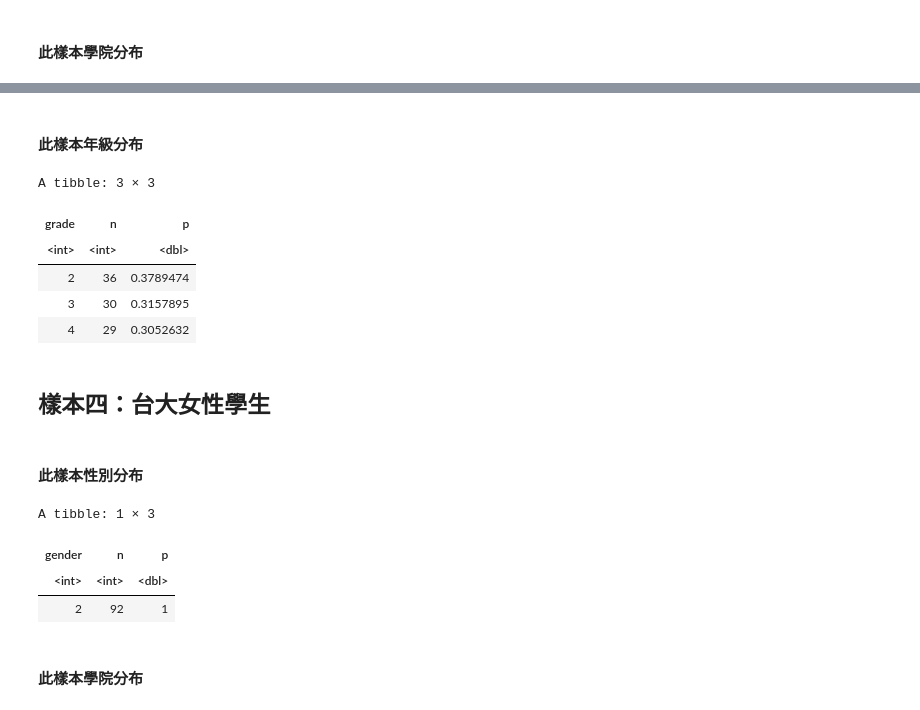
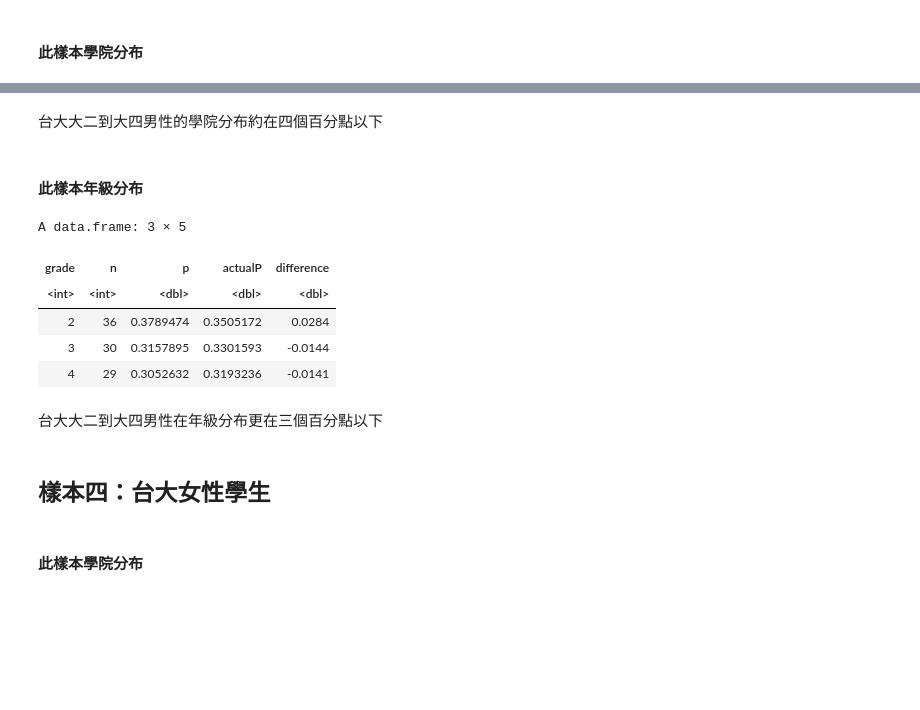
Before and after one commit to J-HowHuang/Elite-Project, a Jupyter notebook: ipynb/樣本檢驗.ipynb, the cells around one changed output, grey strips where cells are left out. Drawn from its saved outputs; the diff is of its cells as text; code cells hidden in the pictures; blank space fills up the shorter version.

```diff
--- a/ipynb/樣本檢驗.ipynb
+++ b/ipynb/樣本檢驗.ipynb
@@ -175,26 +234,23 @@ A tibble: 10 × 3
+# %% [markdown]
+台大大二到大四男性的學院分布約在四個百分點以下
 # %% [markdown]
 #### 此樣本年級分布
 # %%
-sample %>% group_by(grade) %>% summarise(n=n()) %>% mutate(p = n / nrow(sample))
+actualP <- c(0.350517156,0.330159251,0.319323592
+)
+sample %>% group_by(grade) %>% summarise(n=n()) %>% mutate(p = n / nrow(sample)) %>% cbind(actualP) %>% mutate(difference = round(p - actualP, 4))
 # %% [output]
-A tibble: 3 × 3
+A data.frame: 3 × 5
-| grade | n | p |
-| <int> | <int> | <dbl> |
-| 2 | 36 | 0.3789474 |
-| 3 | 30 | 0.3157895 |
-| 4 | 29 | 0.3052632 |
+| grade | n | p | actualP | difference |
+| <int> | <int> | <dbl> | <dbl> | <dbl> |
+| 2 | 36 | 0.3789474 | 0.3505172 | 0.0284 |
+| 3 | 30 | 0.3157895 | 0.3301593 | -0.0144 |
+| 4 | 29 | 0.3052632 | 0.3193236 | -0.0141 |
+# %% [markdown]
+台大大二到大四男性在年級分布更在三個百分點以下
 # %% [markdown]
 ## 樣本四：台大女性學生
 # %%
 sample <- data %>% filter(gender == 2)
-# %% [markdown]
-#### 此樣本性別分布
-# %%
-sample %>% group_by(gender) %>% summarise(n=n()) %>% mutate(p = n / nrow(sample))
-# %% [output]
-A tibble: 1 × 3
-| gender | n | p |
-| <int> | <int> | <dbl> |
-| 2 | 92 | 1 |
 # %% [markdown]
 #### 此樣本學院分布
```
Also changed, not shown: parts of 51 cells of this notebook, 25 other files.
